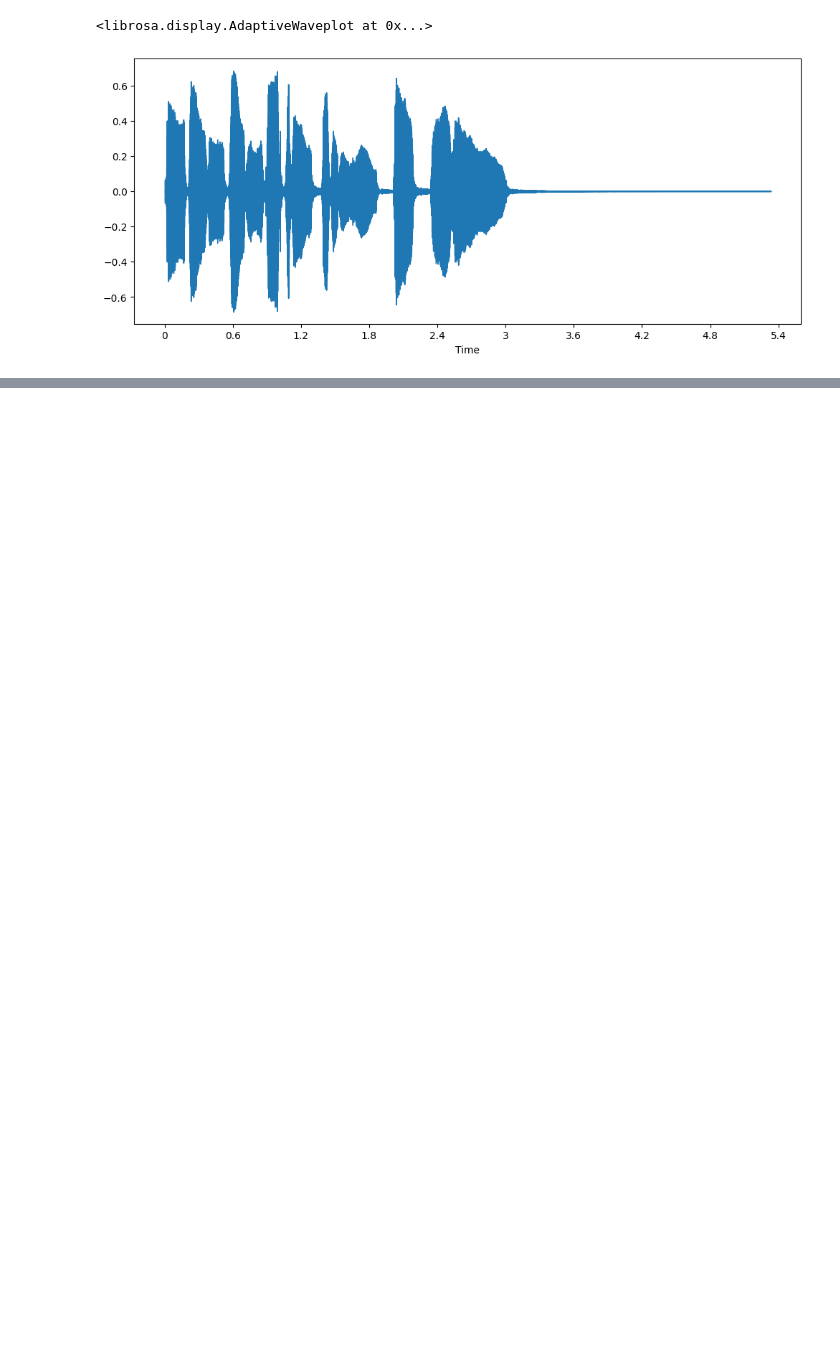
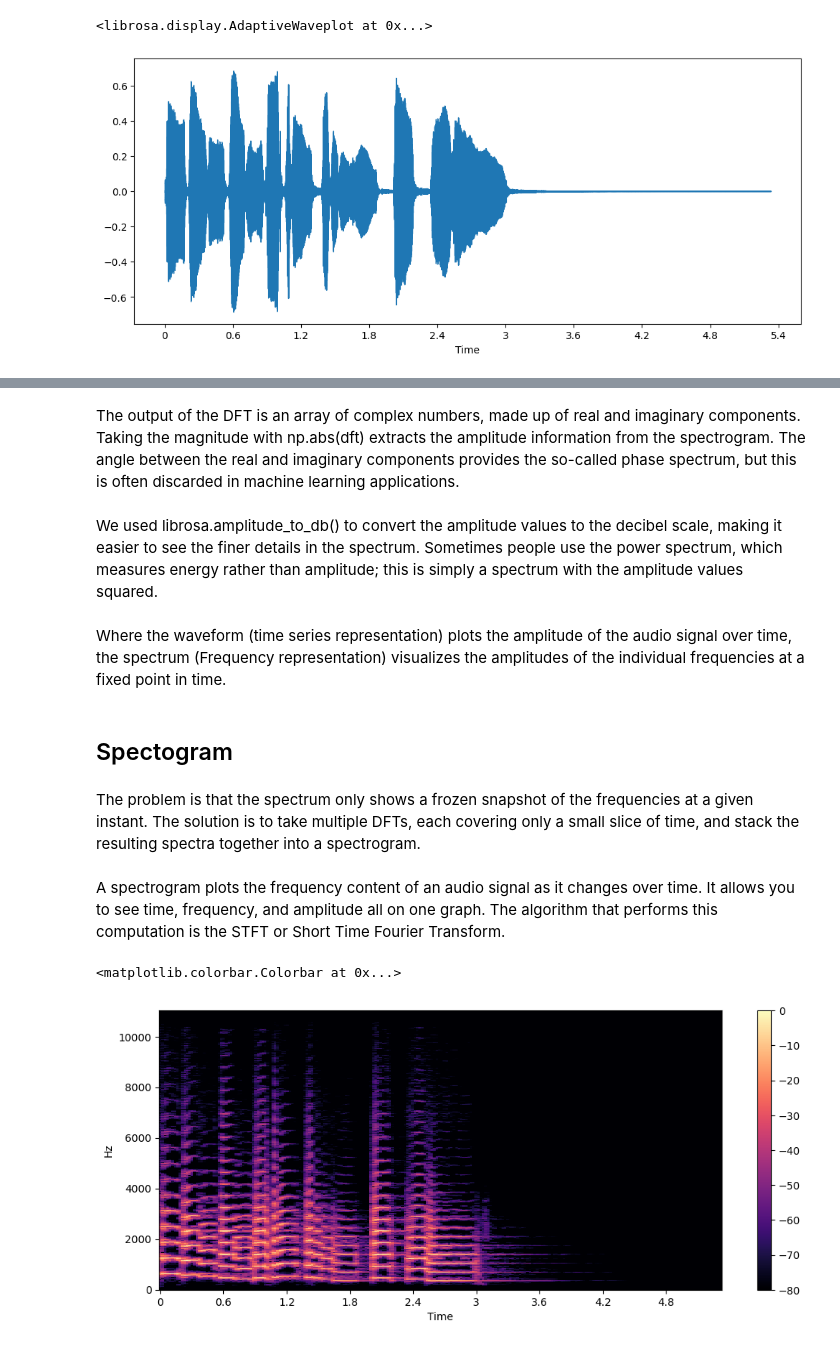
Before and after one commit to practice-dump/practice-dump, a Jupyter notebook: Audio/Audio_visualization.ipynb, the cells around one changed output, grey strips where cells are left out. Drawn from its saved outputs; the diff is of its cells as text; code cells hidden in the pictures; blank space fills up the shorter version.

```diff
--- a/Audio/Audio_visualization.ipynb
+++ b/Audio/Audio_visualization.ipynb
@@ -17,0 +50,24 @@ librosa.display.waveshow(array, sr=sampling_rate)
+# %% [markdown]
+The output of the DFT is an array of complex numbers, made up of real and imaginary components. Taking the magnitude with np.abs(dft) extracts the amplitude information from the spectrogram. The angle between the real and imaginary components provides the so-called phase spectrum, but this is often discarded in machine learning applications.
+# %% [markdown]
+We used librosa.amplitude_to_db() to convert the amplitude values to the decibel scale, making it easier to see the finer details in the spectrum. Sometimes people use the power spectrum, which measures energy rather than amplitude; this is simply a spectrum with the amplitude values squared.
+# %% [markdown]
+Where the waveform (time series representation) plots the amplitude of the audio signal over time, the spectrum (Frequency representation) visualizes the amplitudes of the individual frequencies at a fixed point in time.
+# %% [markdown]
+## Spectogram
+# %% [markdown]
+The problem is that the spectrum only shows a frozen snapshot of the frequencies at a given instant. The solution is to take multiple DFTs, each covering only a small slice of time, and stack the resulting spectra together into a spectrogram.
+# %% [markdown]
+A spectrogram plots the frequency content of an audio signal as it changes over time. It allows you to see time, frequency, and amplitude all on one graph. The algorithm that performs this computation is the STFT or Short Time Fourier Transform.
+# %%
+import numpy as np
+
+D = librosa.stft(array)
+S_db = librosa.amplitude_to_db(np.abs(D), ref=np.max)
+
+plt.figure().set_figwidth(12)
+librosa.display.specshow(S_db, x_axis="time", y_axis="hz")
+plt.colorbar()
+# %% [output]
+<matplotlib.colorbar.Colorbar at 0x...>
+[figure, added]
```
Also changed, not shown: parts of 19 cells of this notebook.
